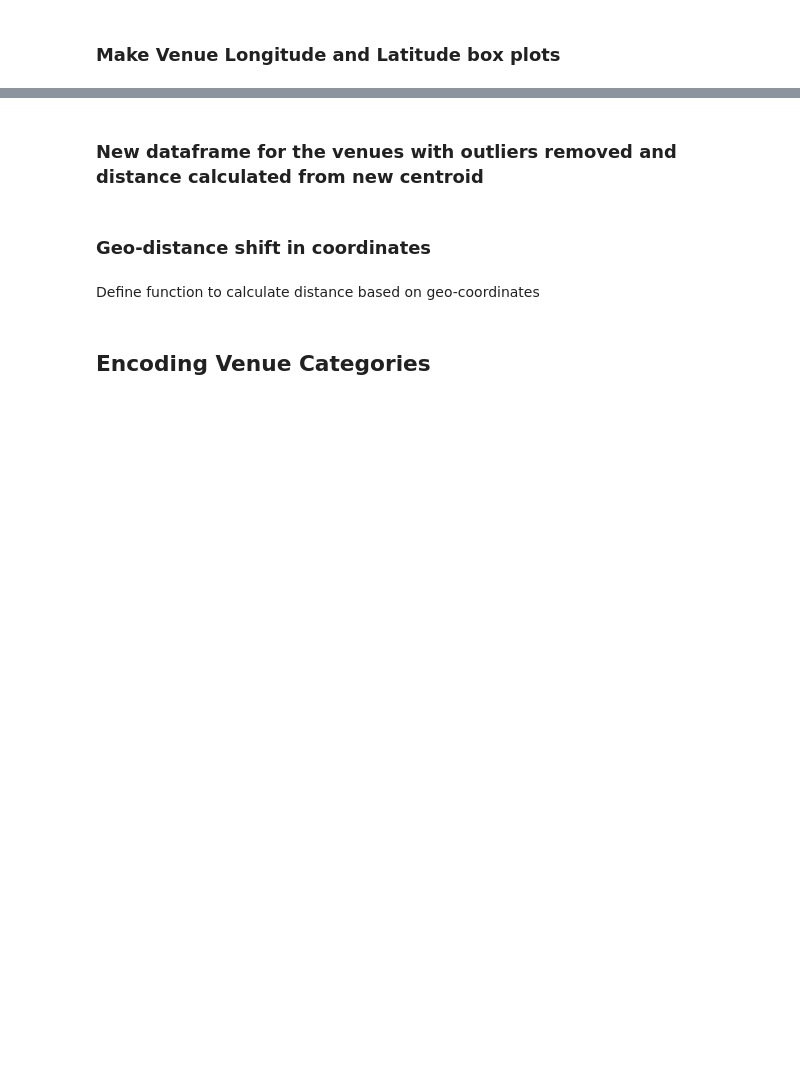
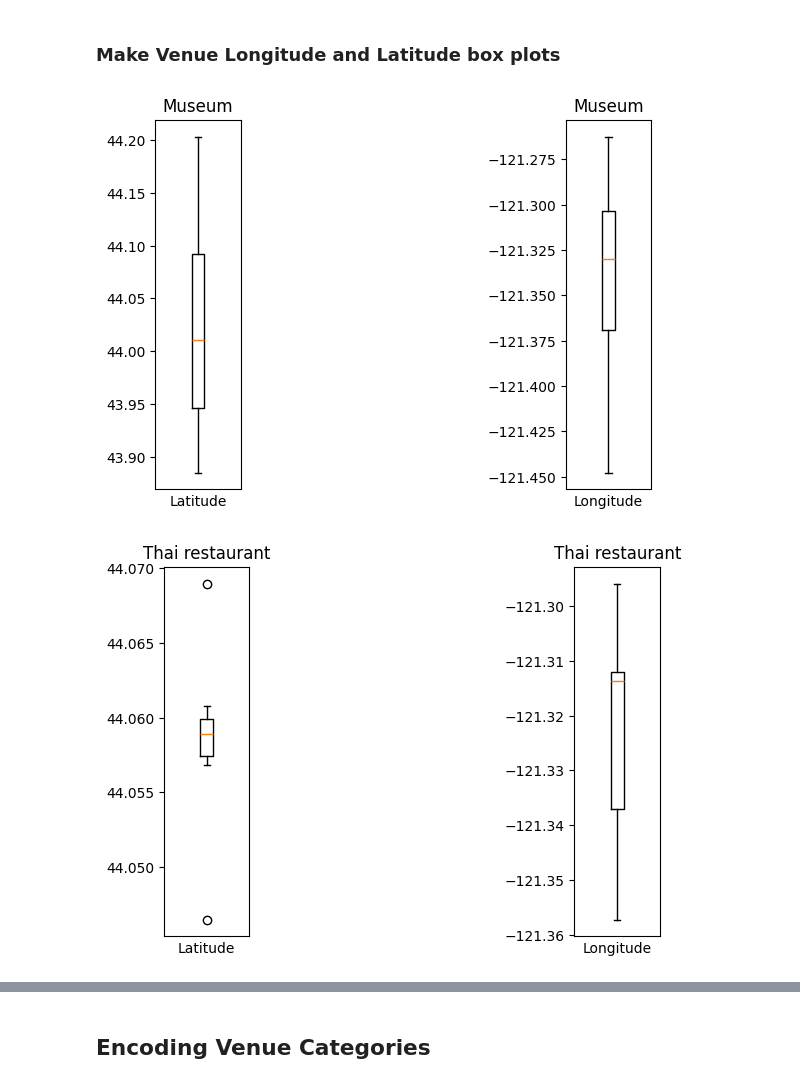
Before and after one commit to kgraghav/Location_Finder, a Jupyter notebook: location_analysis.ipynb, the cells around one changed output, grey strips where cells are left out. Cells and saved outputs as stored; diff of their text form; code cells hidden in the pictures; blank space fills up the shorter version.

Commit message:
updated for centroid mean/median, removed iteration for outliers, other related and formatting updates

```diff
--- a/location_analysis.ipynb
+++ b/location_analysis.ipynb
@@ -20,7 +17,7 @@ The best location for your needs, anywhere in the world <br>
 # places to analyze venues around and obtain best location
 places=['Bend, Oregon']
 # 4square Venue categories of interest (https://developer.foursquare.com/docs/build-with-foursquare/categories)
-categories=['museum','thai restaurant','gym','night market','national park','state/provincial park','trail']
+categories=['Museum','Thai restaurant','Gym','night market','national park','state park','trail','airport']
 # %% [markdown]
 ## Import Libraries
 # %%
@@ -58,12 +55,12 @@ Libraries imported.
 # %%
 # Limit of search results
 LIMIT=50
-radius,hotel_radius=20000,20000
 centroid_mean_median='median'
 # Radius of search in km (maximum 100)
 radius=20
 # Radius in km to search hotels around from final optimum location (centroid). This list is also sorted by likes
 hotel_radius=20
+radius,hotel_radius=radius*1000,hotel_radius*1000
 # %% [markdown]
 ## Functions and Classes
 # %%
@@ -139,9 +226,9 @@ df_loc
 # %% [markdown]
 ### Foursquare Credentials
 # %%
-CLIENT_ID = 'KB1MA3E55GWTISTXW0GT5LZU1IXBUUDU4VW4QXSKHOQDEVMP' # your Foursquare ID
-CLIENT_SECRET = '33L0T0LN54ETAGYXW0W41JCF5CLWHNOUCROOE4NMCUWHTZQA' # your Foursquare Secret
-VERSION = '20240725' # Foursquare API version
+CLIENT_ID = '' # your Foursquare ID
+CLIENT_SECRET = '' # your Foursquare Secret
+VERSION = '' # Foursquare API version
 
 print('Your credentails:')
 print('CLIENT_ID: ' + CLIENT_ID)
@@ -157,12 +244,12 @@ categories_url='https://api.foursquare.com/v2/venues/categories?&client_id={}&cl
                                                                                                             CLIENT_SECRET,
                                                                                                             VERSION)
 result=requests.get(categories_url).json()
-# build_tree(resut)
+# build_tree(result)
 # Build the tree from the JSON data
 cat_info=result['response']['categories']
 
 category_dict=extract_name_id_pairs(cat_info)
-categories=[category_dict[cat.lower()] for cat in categories if cat in list(category_dict.keys()) ]
+categories=[category_dict[cat.lower()] for cat in categories if cat.lower() in list(category_dict.keys()) ]
 cat_dict = {value: key for key, value in category_dict.items()}
 # %%
 # General Search URL string
@@ -347,23 +370,26 @@ maps[places[0]]
 # %%
 fnum=1
 
 unique_cat=len(loc_venues['Category ID'].unique())+1
 bp={}                                                   # Box plot object dict.
 
 for i in range(0,unique_cat):
     plt.figure()
     plt.subplot(1,5,1)
     Y=loc_venues.loc[loc_venues['Category ID']==categories[i],'Venue Latitude']
     bp[categories[i]+'.Latitude']=(plt.boxplot(Y))
     plt.xlabel('Latitude')
     plt.xticks([])
-    plt.title(str(cat_dict[categories[i]]))
+    plt.title(str(cat_dict[categories[i]]).capitalize())
 
     plt.subplot(1,5,5)
     Y=loc_venues.loc[loc_venues['Category ID']==categories[i],'Venue Longitude']
     bp[categories[i]+'.Longitude']=(plt.boxplot(Y))
     plt.xlabel('Longitude')
     plt.xticks([])
-    plt.title(str(cat_dict[categories[i]]))
+    plt.title(str(cat_dict[categories[i]]).capitalize())
 
 fnum=fnum+1
+# %% [output]
+[figure, added]
+[figure, added]
@@ -370,6 +399,0 @@ fnum=fnum+1
-# %% [markdown]
-### New dataframe for the venues with outliers removed and distance calculated from new centroid
-# %% [markdown]
-### Geo-distance shift in coordinates
-# %% [markdown]
-Define function to calculate distance based on geo-coordinates
```
Also changed, not shown: parts of 20 cells of this notebook.
